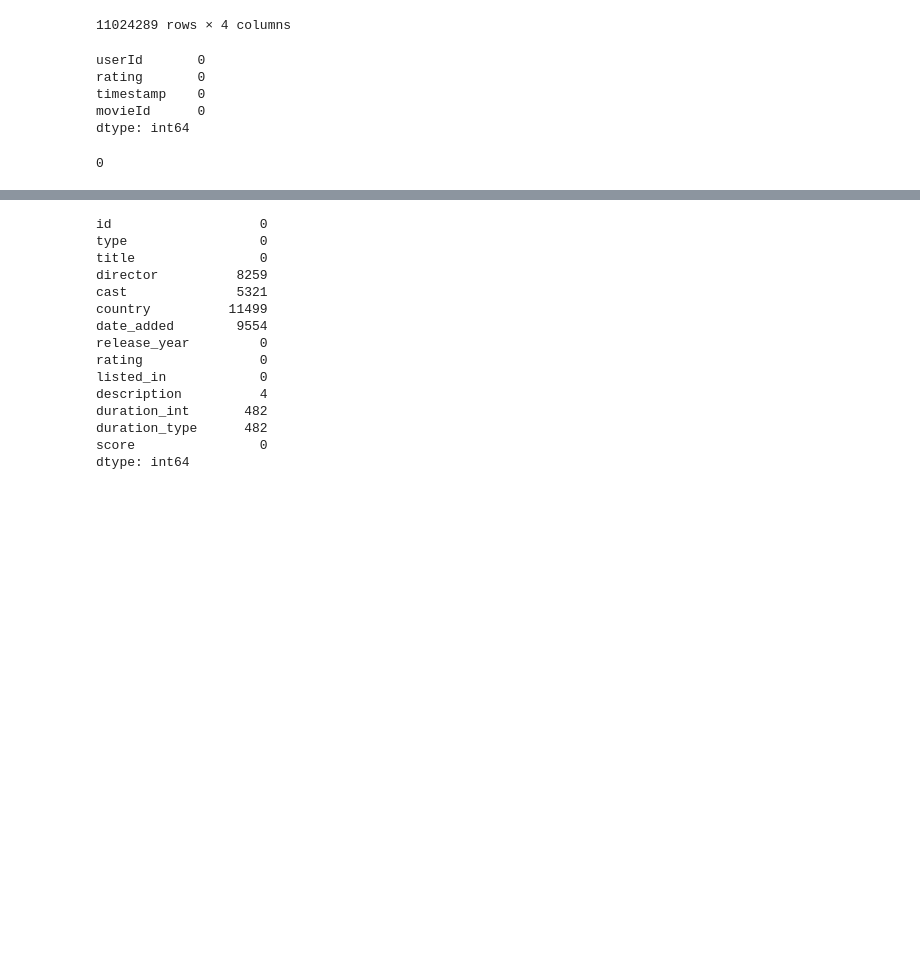
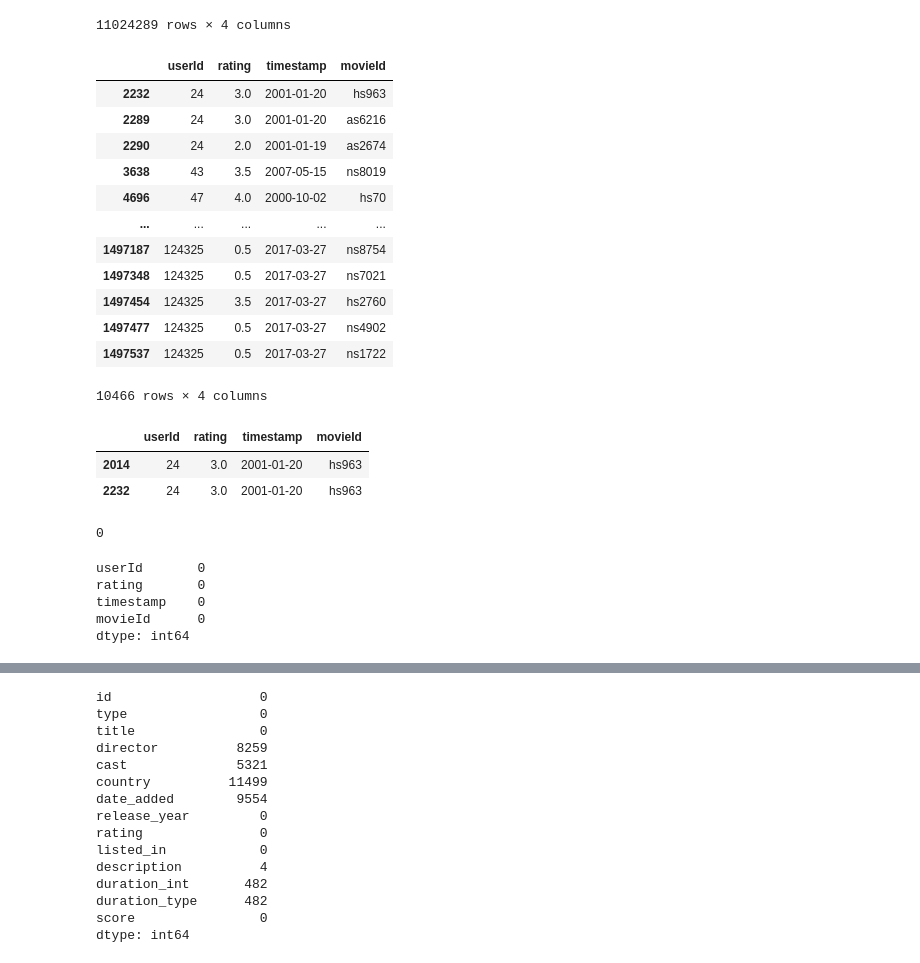
Before and after one commit to Altezier/LAB01-HENRY, a Jupyter notebook: ETL.ipynb, the cells around one changed output, grey strips where cells are left out. Cells and saved outputs as stored; diff of their text form; code cells hidden in the pictures; blank space fills up the shorter version.

```diff
--- a/ETL.ipynb
+++ b/ETL.ipynb
@@ -210,3 +199,25 @@ rating_users
 | 1499998 | 124380 | 4.5 | 2007-12-04 | ns7881 |
 | 1499999 | 124380 | 1.5 | 2007-12-04 | as883 |
 11024289 rows × 4 columns
+# %%
+rating_users[rating_users.duplicated()]
+# %% [output]
+|  | userId | rating | timestamp | movieId |
+| 2232 | 24 | 3.0 | 2001-01-20 | hs963 |
+| 2289 | 24 | 3.0 | 2001-01-20 | as6216 |
+| 2290 | 24 | 2.0 | 2001-01-19 | as2674 |
+| 3638 | 43 | 3.5 | 2007-05-15 | ns8019 |
+| 4696 | 47 | 4.0 | 2000-10-02 | hs70 |
+| ... | ... | ... | ... | ... |
+| 1497187 | 124325 | 0.5 | 2017-03-27 | ns8754 |
+| 1497348 | 124325 | 0.5 | 2017-03-27 | ns7021 |
+| 1497454 | 124325 | 3.5 | 2017-03-27 | hs2760 |
+| 1497477 | 124325 | 0.5 | 2017-03-27 | ns4902 |
+| 1497537 | 124325 | 0.5 | 2017-03-27 | ns1722 |
+10466 rows × 4 columns
+# %%
+rating_users[(rating_users.userId == 24) & (rating_users.movieId == 'hs963')]
+# %% [output]
+|  | userId | rating | timestamp | movieId |
+| 2014 | 24 | 3.0 | 2001-01-20 | hs963 |
+| 2232 | 24 | 3.0 | 2001-01-20 | hs963 |
@@ -213,3 +226,7 @@ rating_users
+# %%
+rating_users.duplicated().sum()
+# %% [output]
+0
 # %%
 rating_users.isnull().sum()
 # %% [output]
@@ -218,10 +235,6 @@ rating       0
 timestamp    0
 movieId      0
 dtype: int64
-# %%
-movies_df.duplicated().sum()
-# %% [output]
-0
 # %%
 #Extraigo este dataset para siguientes usos en relación principalmente al machinelearning
 rating_users.to_csv('datasets/rating_users.csv',index=False,sep=';')
```
Also changed, not shown: parts of 6 cells of this notebook, 1 other file.
